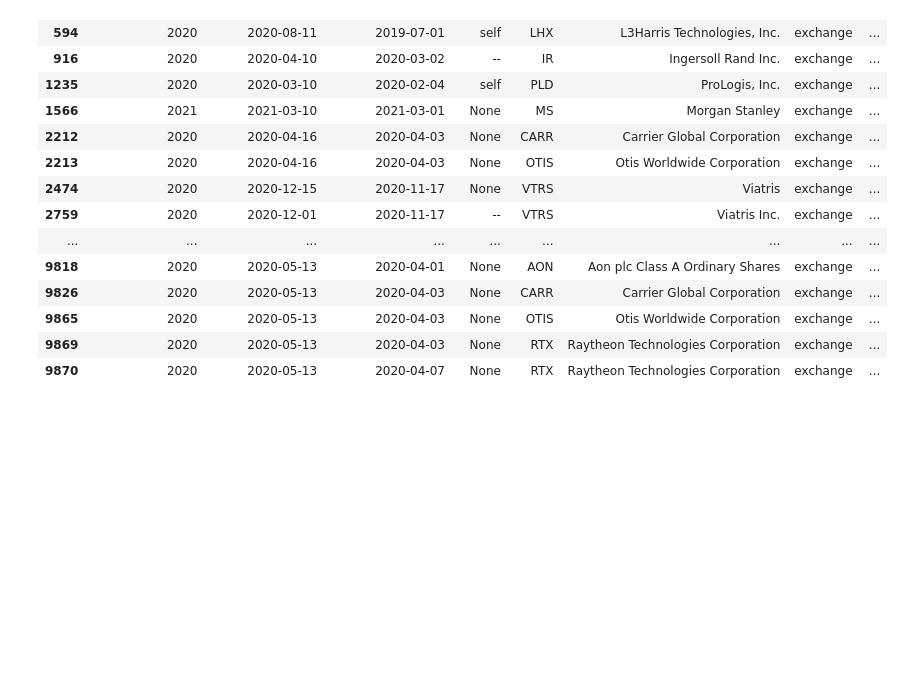
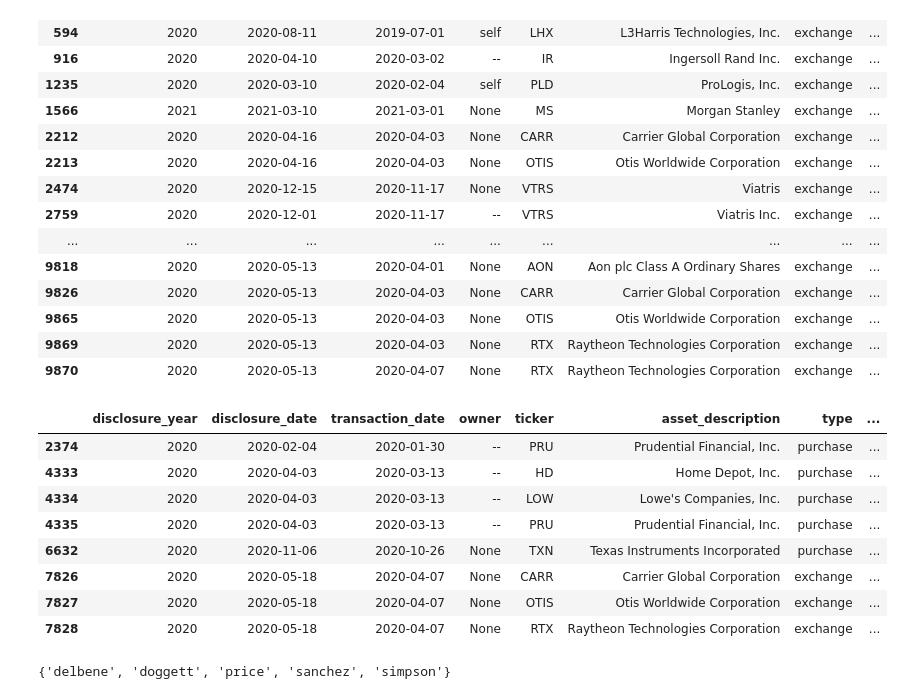
Before and after one commit to mrtong96/pif, a Jupyter notebook: data_collection_scripts/collecting_stock_data_and_model.ipynb, the cells around one changed output. Cells and saved outputs as stored; diff of their text form; code cells hidden in the pictures; blank space fills up the shorter version.

```diff
--- a/data_collection_scripts/collecting_stock_data_and_model.ipynb
+++ b/data_collection_scripts/collecting_stock_data_and_model.ipynb
@@ -386,6 +388,40 @@ transactions_with_stock_info[transactions_with_stock_info['type'] == 'exchange']
 | 9865 | 2020 | 2020-05-13 | 2020-04-03 | None | OTIS | Otis Worldwide Corporation | exchange | ... |
 | 9869 | 2020 | 2020-05-13 | 2020-04-03 | None | RTX | Raytheon Technologies Corporation | exchange | ... |
 | 9870 | 2020 | 2020-05-13 | 2020-04-07 | None | RTX | Raytheon Technologies Corporation | exchange | ... |
+# %%
+# example of looking through data.
+# give me all of the rows with 'price' in the name
+transactions_with_stock_info[transactions_with_stock_info['representative'].apply(lambda x: 'price' in x.lower())]
+# %% [output]
+|  | disclosure_year | disclosure_date | transaction_date | owner | ticker | asset_description | type | ... |
+| 2374 | 2020 | 2020-02-04 | 2020-01-30 | -- | PRU | Prudential Financial, Inc. | purchase | ... |
+| 4333 | 2020 | 2020-04-03 | 2020-03-13 | -- | HD | Home Depot, Inc. | purchase | ... |
+| 4334 | 2020 | 2020-04-03 | 2020-03-13 | -- | LOW | Lowe's Companies, Inc. | purchase | ... |
+| 4335 | 2020 | 2020-04-03 | 2020-03-13 | -- | PRU | Prudential Financial, Inc. | purchase | ... |
+| 6632 | 2020 | 2020-11-06 | 2020-10-26 | None | TXN | Texas Instruments Incorporated | purchase | ... |
+| 7826 | 2020 | 2020-05-18 | 2020-04-07 | None | CARR | Carrier Global Corporation | exchange | ... |
+| 7827 | 2020 | 2020-05-18 | 2020-04-07 | None | OTIS | Otis Worldwide Corporation | exchange | ... |
+| 7828 | 2020 | 2020-05-18 | 2020-04-07 | None | RTX | Raytheon Technologies Corporation | exchange | ... |
+# %%
+# TODO: figure out how to get the list of suspicious politicians in here (probably by just copy-pasting)
+sample_suspicious_politicians = [
+    'Michael K. Simpson',
+    'Suzan DelBene',
+    'Lloyd Doggett',
+    'Linda T. Sanchez',
+    'David Price'
+]
+
+# extract the first and last names
+sample_suspicious_politicians = [[name.split(' ')[0].lower(), name.split(' ')[-1].lower()]
+                                 for name in sample_suspicious_politicians]
+
+suspicious_politician_first_last_name_pairs = set([tuple(el) for el in sample_suspicious_politicians])
+suspicious_politician_last_names = set([el[1] for el in sample_suspicious_politicians])
+
+suspicious_politician_last_names
+# %% [output]
+{'delbene', 'doggett', 'price', 'sanchez', 'simpson'}
 # %%
 %%time
 
```
Also changed, not shown: parts of 12 cells of this notebook.
